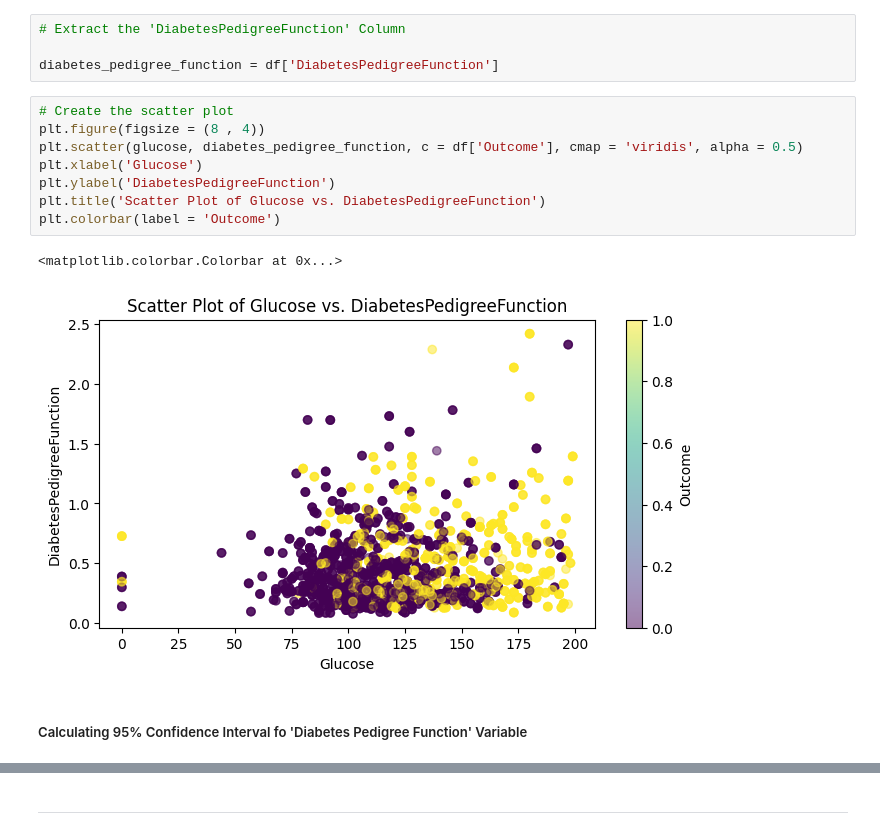
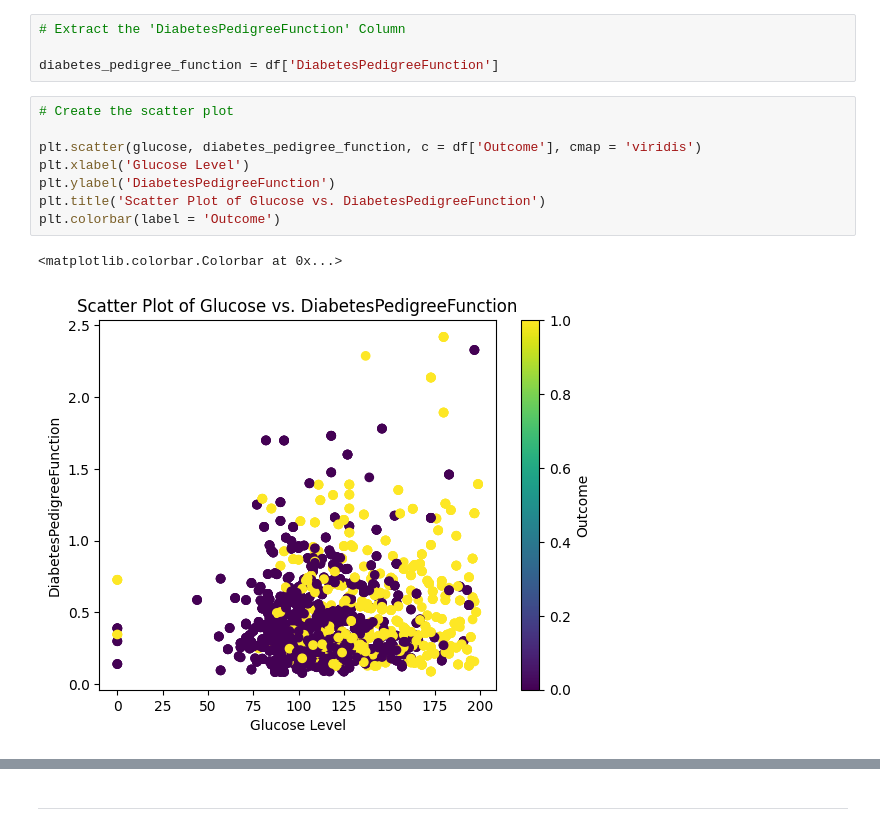
Before and after one commit to MobinaAali/demo-2, a Jupyter notebook: demo-2.ipynb, the cells around one changed output, grey strips where cells are left out. Drawn from its saved outputs; the diff is of its cells as text.

```diff
--- a/demo-2.ipynb
+++ b/demo-2.ipynb
@@ -131,14 +167,12 @@ glucose = df ['Glucose']
 diabetes_pedigree_function = df['DiabetesPedigreeFunction']
 # %%
 # Create the scatter plot
-plt.figure(figsize = (8 , 4))
-plt.scatter(glucose, diabetes_pedigree_function, c = df['Outcome'], cmap = 'viridis', alpha = 0.5)
-plt.xlabel('Glucose')
+
+plt.scatter(glucose, diabetes_pedigree_function, c = df['Outcome'], cmap = 'viridis')
+plt.xlabel('Glucose Level')
 plt.ylabel('DiabetesPedigreeFunction')
 plt.title('Scatter Plot of Glucose vs. DiabetesPedigreeFunction')
 plt.colorbar(label = 'Outcome')
 # %% [output]
 <matplotlib.colorbar.Colorbar at 0x...>
-[figure, old version]
+[figure, new version]
-# %% [markdown]
-##### Calculating 95% Confidence Interval fo 'Diabetes Pedigree Function' Variable
```
Also changed, not shown: parts of 37 cells of this notebook.
